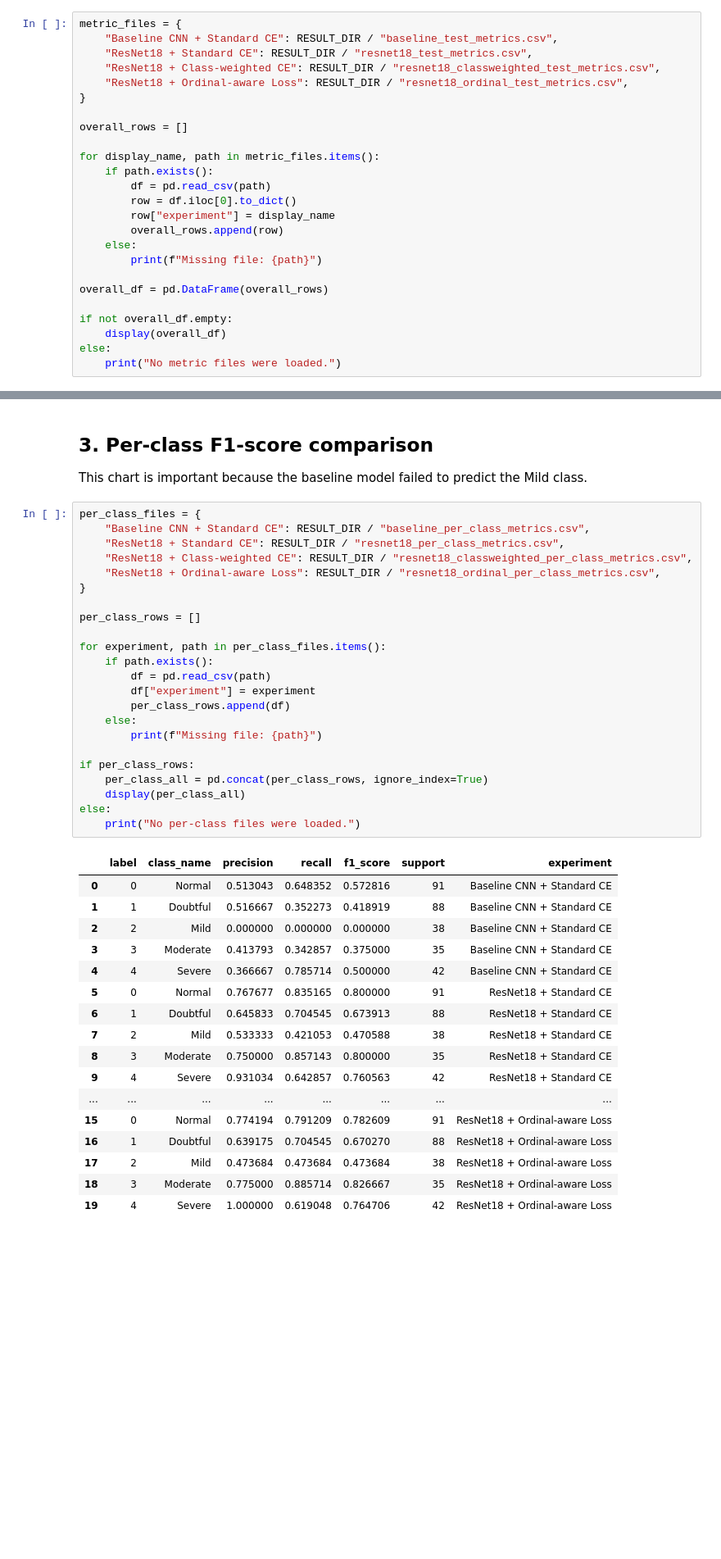
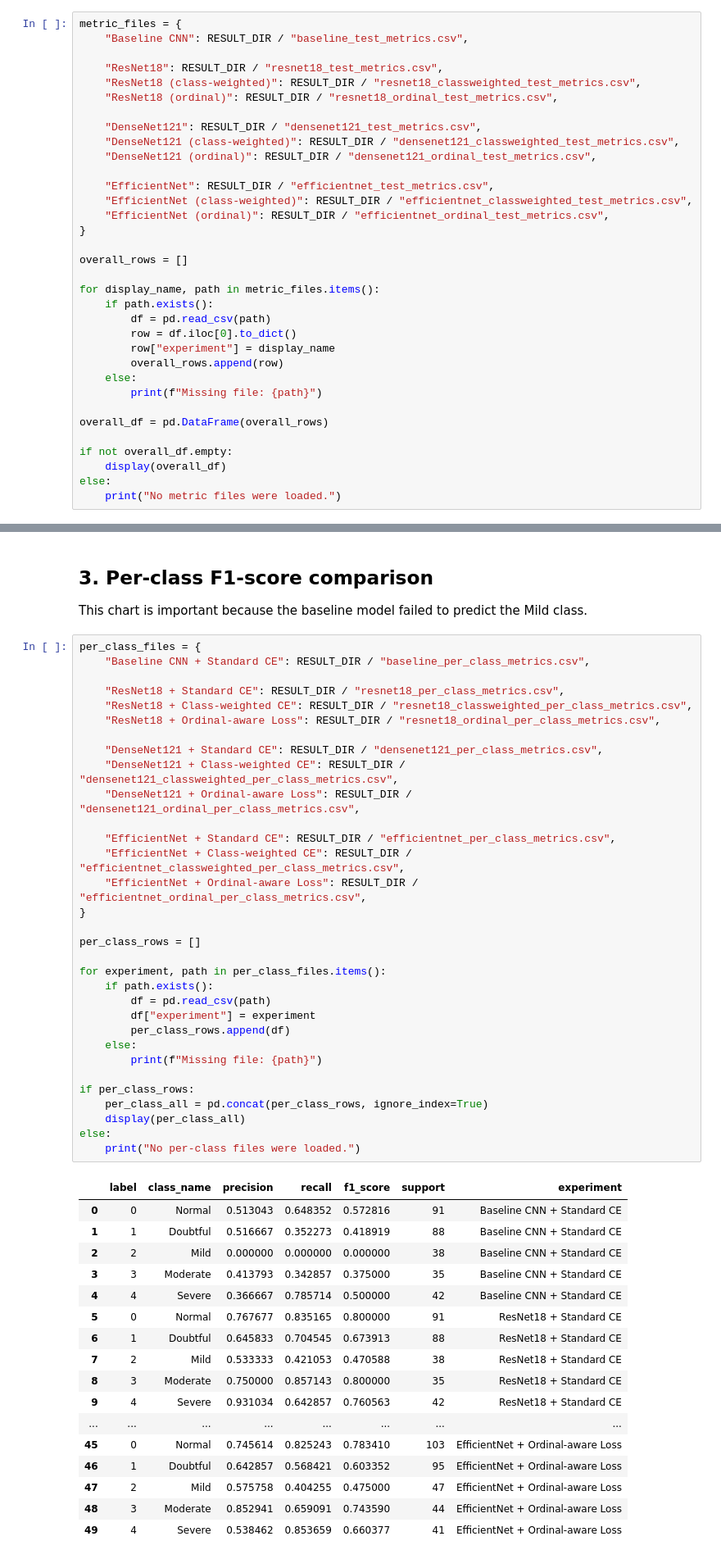
Before and after one commit to JoyYueLyu/760-Group1, a Jupyter notebook: notebooks/03_model_comparison_analysis.ipynb, the cells around one changed output, grey strips where cells are left out. Shown at 82% size. Drawn from its saved outputs; the diff is of its cells as text; blank space fills up the shorter version.

```diff
--- a/notebooks/03_model_comparison_analysis.ipynb
+++ b/notebooks/03_model_comparison_analysis.ipynb
@@ -50,10 +50,19 @@ Figure directory: C:\Users\yuely\OneDrive\Desktop\cs760\760-Group1\outputs\figur
 This section loads the test metrics produced by each evaluation script.
 # %%
 metric_files = {
-    "Baseline CNN + Standard CE": RESULT_DIR / "baseline_test_metrics.csv",
-    "ResNet18 + Standard CE": RESULT_DIR / "resnet18_test_metrics.csv",
-    "ResNet18 + Class-weighted CE": RESULT_DIR / "resnet18_classweighted_test_metrics.csv",
-    "ResNet18 + Ordinal-aware Loss": RESULT_DIR / "resnet18_ordinal_test_metrics.csv",
+    "Baseline CNN": RESULT_DIR / "baseline_test_metrics.csv",
+
+    "ResNet18": RESULT_DIR / "resnet18_test_metrics.csv",
+    "ResNet18 (class-weighted)": RESULT_DIR / "resnet18_classweighted_test_metrics.csv",
+    "ResNet18 (ordinal)": RESULT_DIR / "resnet18_ordinal_test_metrics.csv",
+
+    "DenseNet121": RESULT_DIR / "densenet121_test_metrics.csv",
+    "DenseNet121 (class-weighted)": RESULT_DIR / "densenet121_classweighted_test_metrics.csv",
+    "DenseNet121 (ordinal)": RESULT_DIR / "densenet121_ordinal_test_metrics.csv",
+
+    "EfficientNet": RESULT_DIR / "efficientnet_test_metrics.csv",
+    "EfficientNet (class-weighted)": RESULT_DIR / "efficientnet_classweighted_test_metrics.csv",
+    "EfficientNet (ordinal)": RESULT_DIR / "efficientnet_ordinal_test_metrics.csv",
 }
 
 overall_rows = []
@@ -164,44 +185,53 @@ This chart is important because the baseline model failed to predict the Mild cl
 # %%
 per_class_files = {
     "Baseline CNN + Standard CE": RESULT_DIR / "baseline_per_class_metrics.csv",
+
     "ResNet18 + Standard CE": RESULT_DIR / "resnet18_per_class_metrics.csv",
     "ResNet18 + Class-weighted CE": RESULT_DIR / "resnet18_classweighted_per_class_metrics.csv",
     "ResNet18 + Ordinal-aware Loss": RESULT_DIR / "resnet18_ordinal_per_class_metrics.csv",
+
+    "DenseNet121 + Standard CE": RESULT_DIR / "densenet121_per_class_metrics.csv",
+    "DenseNet121 + Class-weighted CE": RESULT_DIR / "densenet121_classweighted_per_class_metrics.csv",
+    "DenseNet121 + Ordinal-aware Loss": RESULT_DIR / "densenet121_ordinal_per_class_metrics.csv",
+
+    "EfficientNet + Standard CE": RESULT_DIR / "efficientnet_per_class_metrics.csv",
+    "EfficientNet + Class-weighted CE": RESULT_DIR / "efficientnet_classweighted_per_class_metrics.csv",
+    "EfficientNet + Ordinal-aware Loss": RESULT_DIR / "efficientnet_ordinal_per_class_metrics.csv",
 }
 
 per_class_rows = []
 
 for experiment, path in per_class_files.items():
     if path.exists():
         df = pd.read_csv(path)
         df["experiment"] = experiment
         per_class_rows.append(df)
     else:
         print(f"Missing file: {path}")
 
 if per_class_rows:
     per_class_all = pd.concat(per_class_rows, ignore_index=True)
     display(per_class_all)
 else:
     print("No per-class files were loaded.")
 # %% [output]
 |  | label | class_name | precision | recall | f1_score | support | experiment |
 | 0 | 0 | Normal | 0.513043 | 0.648352 | 0.572816 | 91 | Baseline CNN + Standard CE |
 | 1 | 1 | Doubtful | 0.516667 | 0.352273 | 0.418919 | 88 | Baseline CNN + Standard CE |
 | 2 | 2 | Mild | 0.000000 | 0.000000 | 0.000000 | 38 | Baseline CNN + Standard CE |
 | 3 | 3 | Moderate | 0.413793 | 0.342857 | 0.375000 | 35 | Baseline CNN + Standard CE |
 | 4 | 4 | Severe | 0.366667 | 0.785714 | 0.500000 | 42 | Baseline CNN + Standard CE |
 | 5 | 0 | Normal | 0.767677 | 0.835165 | 0.800000 | 91 | ResNet18 + Standard CE |
 | 6 | 1 | Doubtful | 0.645833 | 0.704545 | 0.673913 | 88 | ResNet18 + Standard CE |
 | 7 | 2 | Mild | 0.533333 | 0.421053 | 0.470588 | 38 | ResNet18 + Standard CE |
 | 8 | 3 | Moderate | 0.750000 | 0.857143 | 0.800000 | 35 | ResNet18 + Standard CE |
 | 9 | 4 | Severe | 0.931034 | 0.642857 | 0.760563 | 42 | ResNet18 + Standard CE |
 | ... | ... | ... | ... | ... | ... | ... | ... |
-| 15 | 0 | Normal | 0.774194 | 0.791209 | 0.782609 | 91 | ResNet18 + Ordinal-aware Loss |
-| 16 | 1 | Doubtful | 0.639175 | 0.704545 | 0.670270 | 88 | ResNet18 + Ordinal-aware Loss |
-| 17 | 2 | Mild | 0.473684 | 0.473684 | 0.473684 | 38 | ResNet18 + Ordinal-aware Loss |
-| 18 | 3 | Moderate | 0.775000 | 0.885714 | 0.826667 | 35 | ResNet18 + Ordinal-aware Loss |
-| 19 | 4 | Severe | 1.000000 | 0.619048 | 0.764706 | 42 | ResNet18 + Ordinal-aware Loss |
+| 45 | 0 | Normal | 0.745614 | 0.825243 | 0.783410 | 103 | EfficientNet + Ordinal-aware Loss |
+| 46 | 1 | Doubtful | 0.642857 | 0.568421 | 0.603352 | 95 | EfficientNet + Ordinal-aware Loss |
+| 47 | 2 | Mild | 0.575758 | 0.404255 | 0.475000 | 47 | EfficientNet + Ordinal-aware Loss |
+| 48 | 3 | Moderate | 0.852941 | 0.659091 | 0.743590 | 44 | EfficientNet + Ordinal-aware Loss |
+| 49 | 4 | Severe | 0.538462 | 0.853659 | 0.660377 | 41 | EfficientNet + Ordinal-aware Loss |
 # %%
 if per_class_rows:
     f1_pivot = per_class_all.pivot_table(
```
Also changed, not shown: parts of 6 cells of this notebook, 30 other files.
